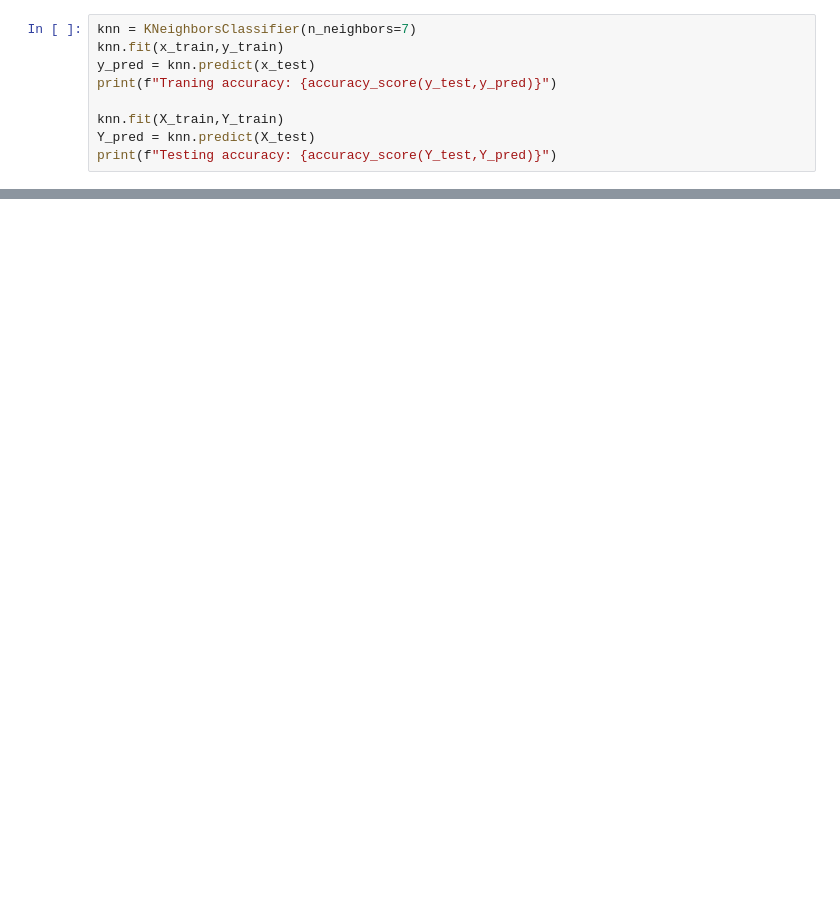
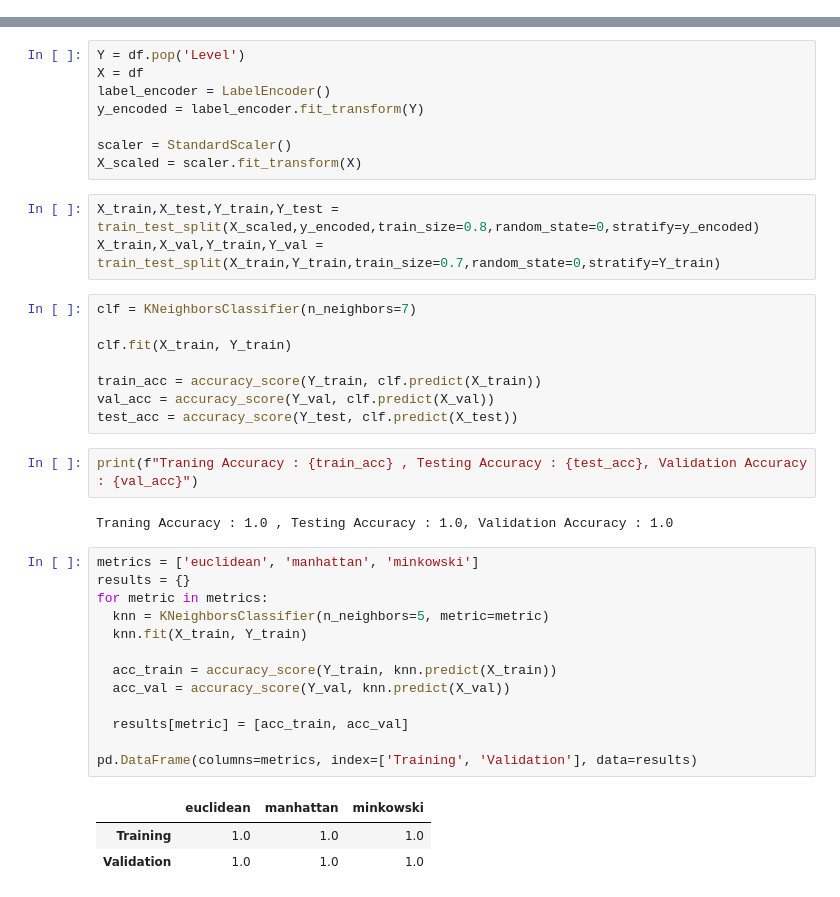
Before and after one commit to syedfahadshah-f7/ML, a Jupyter notebook: Labs/Lab03/Task3.ipynb, the cells around one changed output, grey strips where cells are left out. Drawn from its saved outputs; the diff is of its cells as text; blank space fills up the shorter version.

```diff
--- a/Labs/Lab03/Task3.ipynb
+++ b/Labs/Lab03/Task3.ipynb
@@ -286,9 +13,0 @@ x_train,x_test,y_train,y_test = train_test_split(X_train,Y_train,train_size=0.8,
-# %%
-knn = KNeighborsClassifier(n_neighbors=7)
-knn.fit(x_train,y_train)
-y_pred = knn.predict(x_test)
-print(f"Traning accuracy: {accuracy_score(y_test,y_pred)}")
-
-knn.fit(X_train,Y_train)
-Y_pred = knn.predict(X_test)
-print(f"Testing accuracy: {accuracy_score(Y_test,Y_pred)}")
@@ -319,0 +60,40 @@ Metrics :minkowski  ||  Traning accuracy:0.48020833333333335 ||  Testing accurac
+# %%
+Y = df.pop('Level')
+X = df
+label_encoder = LabelEncoder()
+y_encoded = label_encoder.fit_transform(Y)
+
+scaler = StandardScaler()
+X_scaled = scaler.fit_transform(X)
+# %%
+X_train,X_test,Y_train,Y_test = train_test_split(X_scaled,y_encoded,train_size=0.8,random_state=0,stratify=y_encoded)
+X_train,X_val,Y_train,Y_val = train_test_split(X_train,Y_train,train_size=0.7,random_state=0,stratify=Y_train)
+# %%
+clf = KNeighborsClassifier(n_neighbors=7)
+
+clf.fit(X_train, Y_train)
+
+train_acc = accuracy_score(Y_train, clf.predict(X_train))
+val_acc = accuracy_score(Y_val, clf.predict(X_val))
+test_acc = accuracy_score(Y_test, clf.predict(X_test))
+# %%
+print(f"Traning Accuracy : {train_acc} , Testing Accuracy : {test_acc}, Validation Accuracy : {val_acc}")
+# %% [output]
+Traning Accuracy : 1.0 , Testing Accuracy : 1.0, Validation Accuracy : 1.0
+# %%
+metrics = ['euclidean', 'manhattan', 'minkowski']
+results = {}
+for metric in metrics:
+  knn = KNeighborsClassifier(n_neighbors=5, metric=metric)
+  knn.fit(X_train, Y_train)
+
+  acc_train = accuracy_score(Y_train, knn.predict(X_train))
+  acc_val = accuracy_score(Y_val, knn.predict(X_val))
+
+  results[metric] = [acc_train, acc_val]
+
+pd.DataFrame(columns=metrics, index=['Training', 'Validation'], data=results)
+# %% [output]
+|  | euclidean | manhattan | minkowski |
+| Training | 1.0 | 1.0 | 1.0 |
+| Validation | 1.0 | 1.0 | 1.0 |
```
Also changed, not shown: parts of 25 cells of this notebook, 1 other file.
